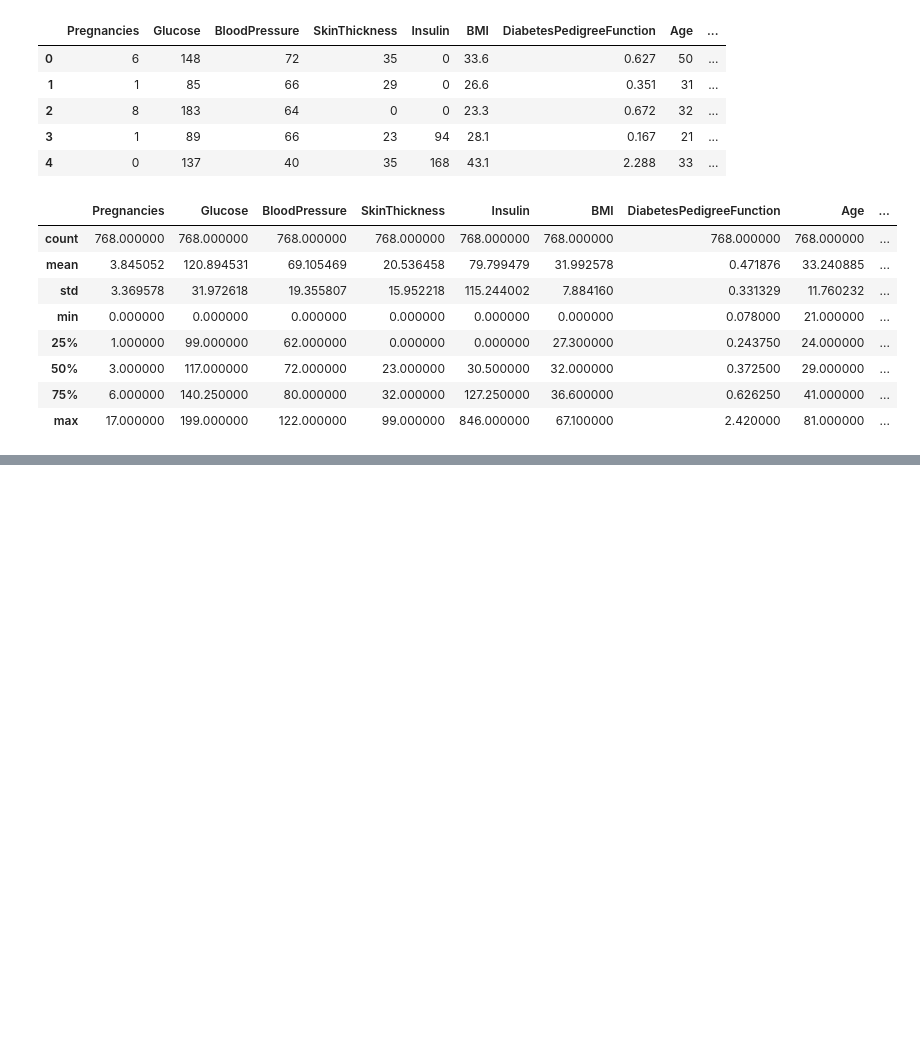
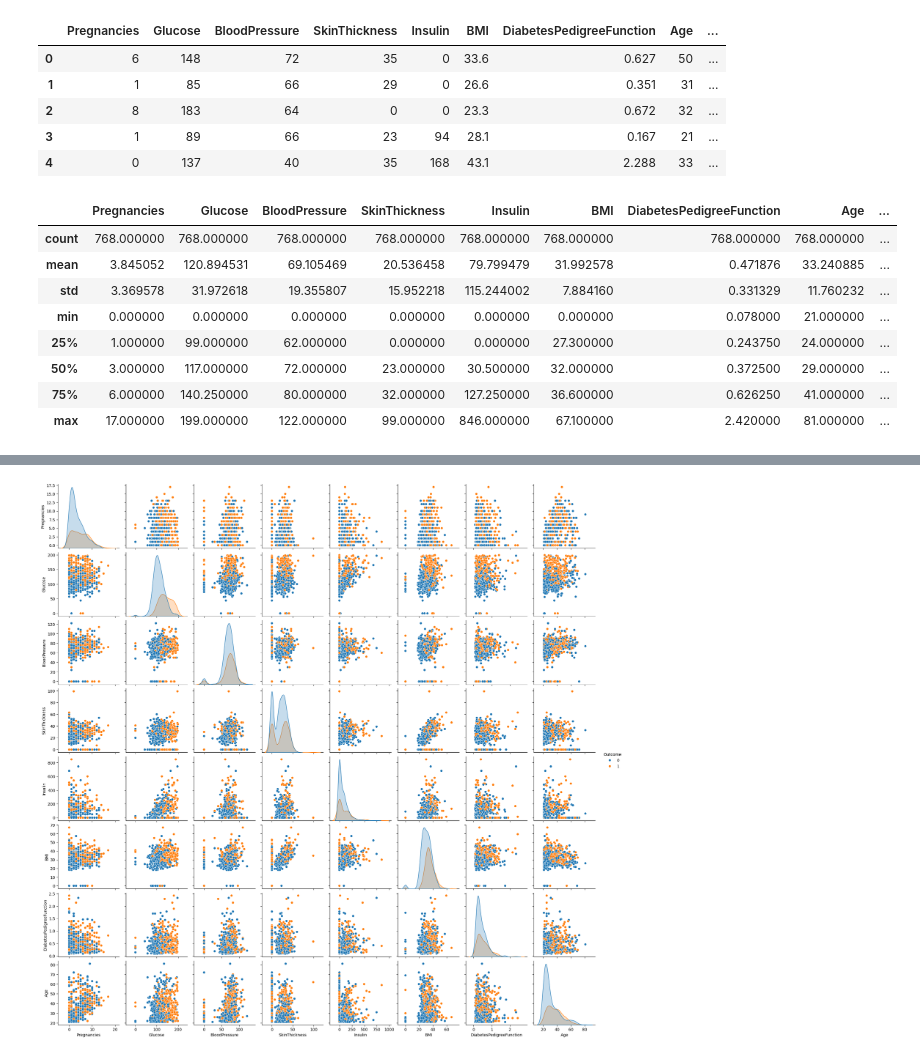
Before and after one commit to sirajwahaj/diabetesPrediction, a Jupyter notebook: diabetes.ipynb, the cells around one changed output, grey strips where cells are left out. Drawn from its saved outputs; the diff is of its cells as text; code cells hidden in the pictures; blank space fills up the shorter version.

```diff
--- a/diabetes.ipynb
+++ b/diabetes.ipynb
@@ -27,0 +80,5 @@ df.describe()
+# %%
+sns.pairplot( hue= 'Outcome', data= df)
+plt.show()
+# %% [output]
+[figure, added]
```
Also changed, not shown: parts of 11 cells of this notebook.
